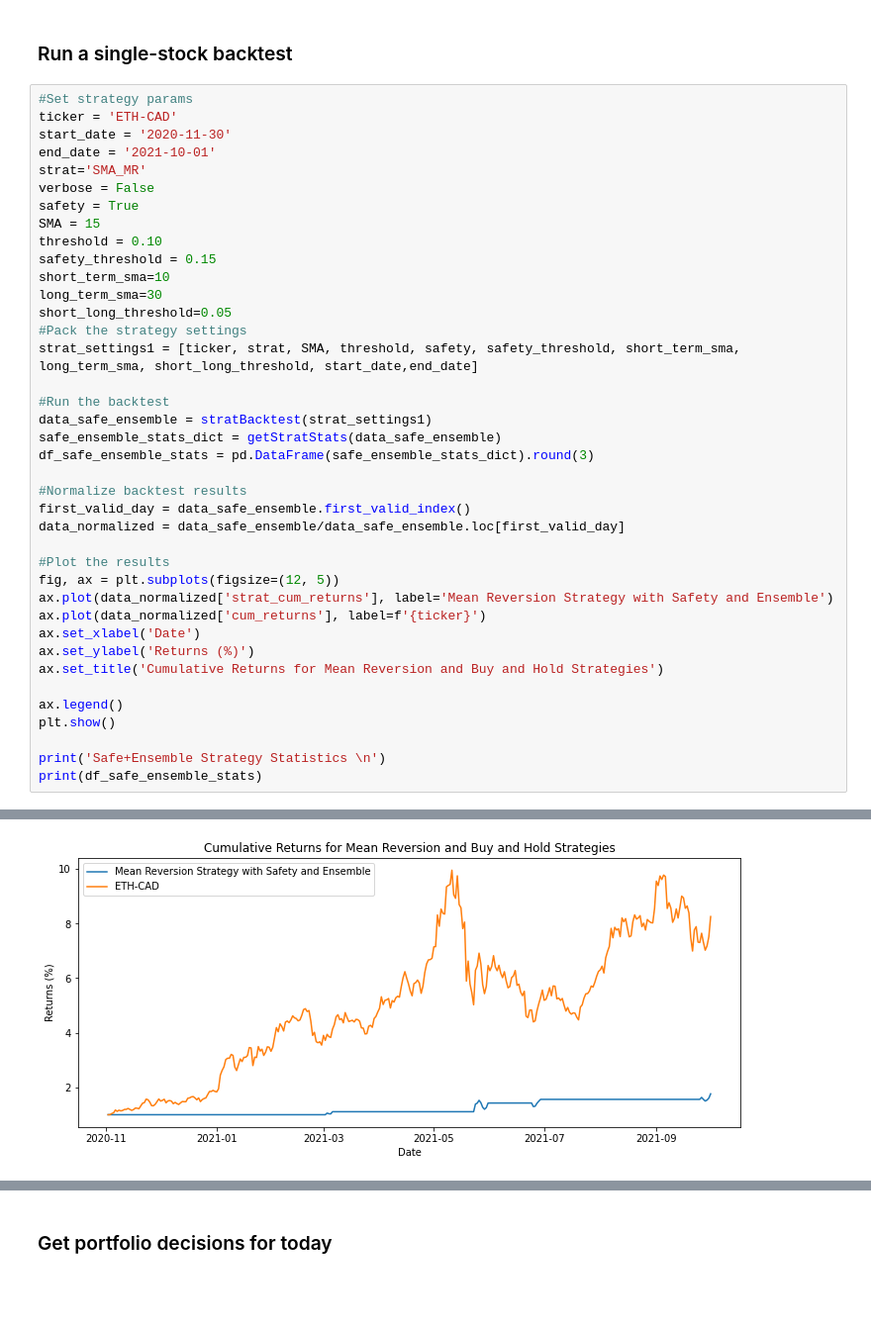
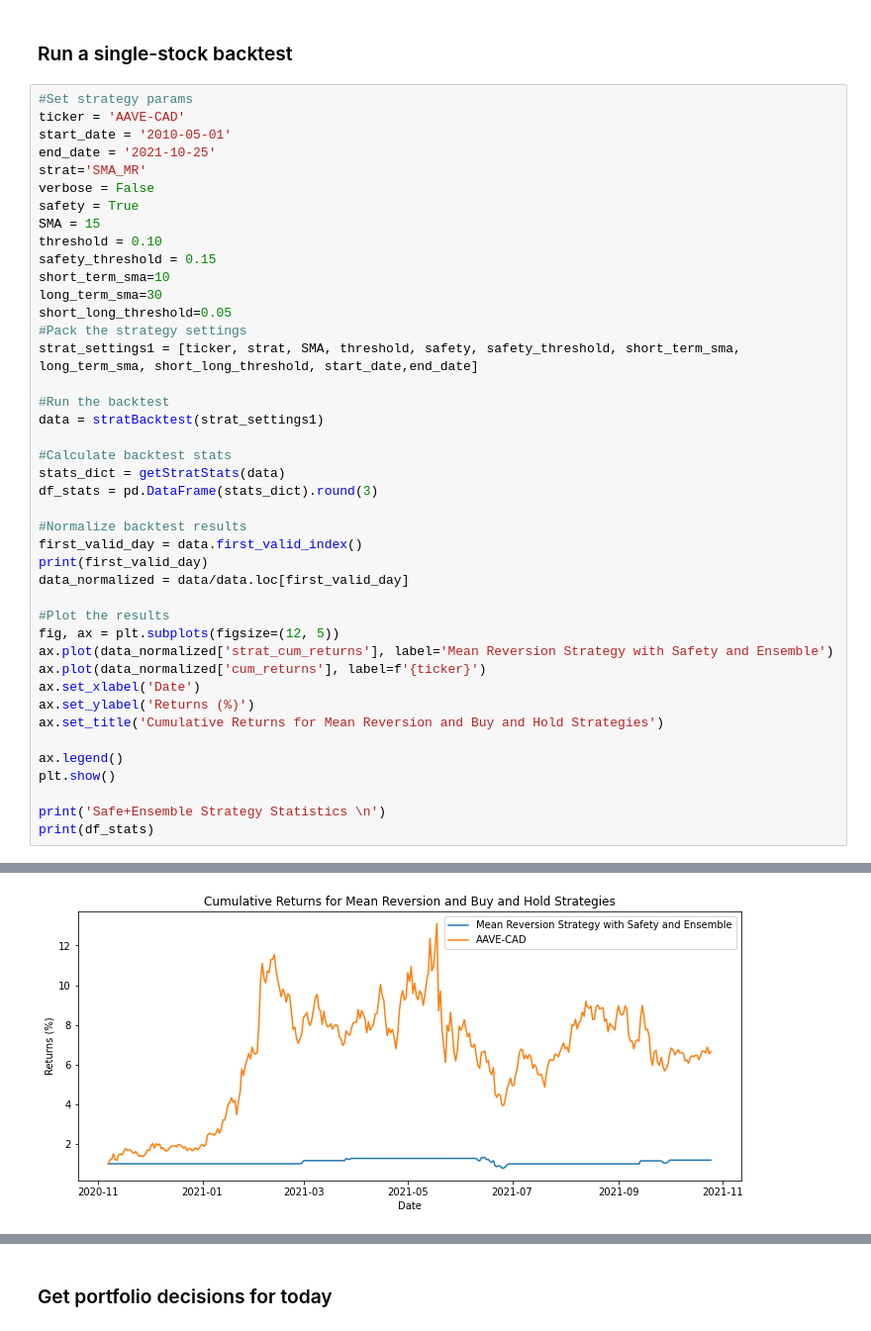
Before and after one commit to nlefrancois6/Investing-Strategy, a Jupyter notebook: MRT Clean.ipynb, the cells around one changed output, grey strips where cells are left out. Shown at 99% size. Saved outputs shown, nothing was run; the diff lists cells and outputs as text; blank space fills up the shorter version.

```diff
--- a/MRT Clean.ipynb
+++ b/MRT Clean.ipynb
@@ -12,9 +13,9 @@ from ipynb.fs.full.MRT_Funcs import SMAMeanReversion_strat, stratBacktest, apply
 ### Run a single-stock backtest
 # %%
 #Set strategy params
-ticker = 'ETH-CAD'
-start_date = '2020-11-30'
-end_date = '2021-10-01'
+ticker = 'AAVE-CAD'
+start_date = '2010-05-01'
+end_date = '2021-10-25'
 strat='SMA_MR'
 verbose = False
 safety = True
@@ -28,13 +29,16 @@ short_long_threshold=0.05
 strat_settings1 = [ticker, strat, SMA, threshold, safety, safety_threshold, short_term_sma, long_term_sma, short_long_threshold, start_date,end_date]
 
 #Run the backtest
-data_safe_ensemble = stratBacktest(strat_settings1)
-safe_ensemble_stats_dict = getStratStats(data_safe_ensemble)
-df_safe_ensemble_stats = pd.DataFrame(safe_ensemble_stats_dict).round(3)
+data = stratBacktest(strat_settings1)
+
+#Calculate backtest stats
+stats_dict = getStratStats(data)
+df_stats = pd.DataFrame(stats_dict).round(3)
 
 #Normalize backtest results
-first_valid_day = data_safe_ensemble.first_valid_index()
-data_normalized = data_safe_ensemble/data_safe_ensemble.loc[first_valid_day]
+first_valid_day = data.first_valid_index()
+print(first_valid_day)
+data_normalized = data/data.loc[first_valid_day]
 
 #Plot the results
 fig, ax = plt.subplots(figsize=(12, 5))
@@ -48,5 +52,5 @@ ax.legend()
 plt.show()
 
 print('Safe+Ensemble Strategy Statistics \n')
-print(df_safe_ensemble_stats)
+print(df_stats)
 # %% [output]
@@ -53 +58 @@ print(df_safe_ensemble_stats)
-[figure, old version]
+[figure, new version]
```
Also changed, not shown: parts of 13 cells of this notebook, 5 other files.
